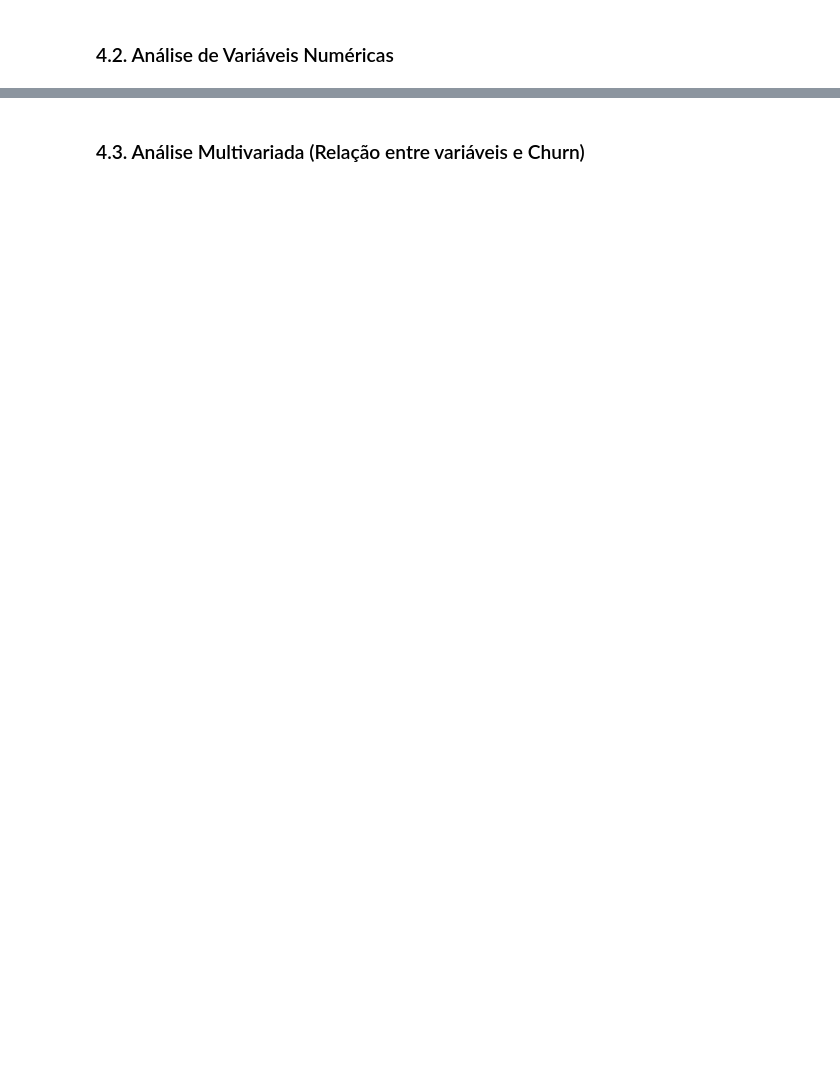
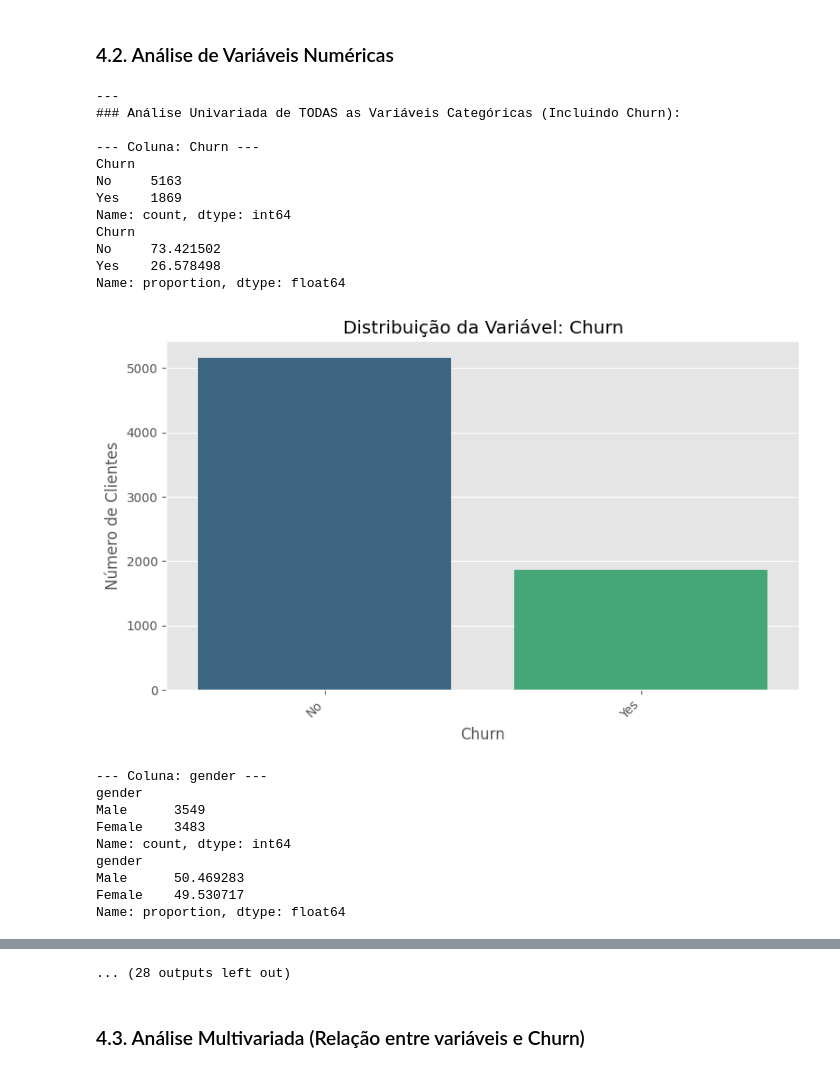
Before and after one commit to moises-rb/Analise_Dados, a Jupyter notebook: Telecom_X/challenge_telecomx.ipynb, the cells around one changed output, grey strips where cells are left out. Saved outputs shown, nothing was run; the diff lists cells and outputs as text; code cells hidden in the pictures; blank space fills up the shorter version.

```diff
--- a/Telecom_X/challenge_telecomx.ipynb
+++ b/Telecom_X/challenge_telecomx.ipynb
@@ -406,2 +647,78 @@ Passing `palette` without assigning `hue` is deprecated and will be removed in v
 # %% [markdown]
 ### 4.2. Análise de Variáveis Numéricas
+# %%
+plt.style.use('ggplot')
+# %matplotlib inline # Descomente se estiver em um ambiente Jupyter/IPython
+
+# Listar TODAS as colunas categóricas (agora incluindo 'Churn')
+colunas_categoricas_todas_eda = [col for col in df_final.columns if df_final[col].dtype == 'category']
+
+print("\n---")
+print("### Análise Univariada de TODAS as Variáveis Categóricas (Incluindo Churn):")
+
+for col in colunas_categoricas_todas_eda:
+    print(f"\n--- Coluna: {col} ---")
+    print(df_final[col].value_counts())
+    print(df_final[col].value_counts(normalize=True) * 100)
+
+    plt.figure(figsize=(8, 5))
+    sns.countplot(data=df_final, x=col, hue=col, palette='viridis', legend=False, order=df_final[col].value_counts().index)
+    plt.title(f'Distribuição da Variável: {col}')
+    plt.xlabel(col)
+    plt.ylabel('Número de Clientes')
+    plt.xticks(rotation=45, ha='right')
+    plt.tight_layout()
+    plt.show()
+
+# E agora, a análise univariada das numéricas
+colunas_numericas_eda = ['tenure', 'MonthlyCharges', 'TotalCharges']
+
+print("\n---")
+print("### Análise Univariada de Variáveis Numéricas:")
+
+for col in colunas_numericas_eda:
+    print(f"\n--- Coluna: {col} ---")
+    # Estatísticas Descritivas
+    print("\nEstatísticas Descritivas:")
+    print(df_final[col].describe())
+
+    plt.figure(figsize=(12, 5))
+
+    # Histograma
+    plt.subplot(1, 2, 1) # 1 linha, 2 colunas, 1º gráfico
+    sns.histplot(df_final[col], kde=True, bins=30, color='skyblue')
+    plt.title(f'Distribuição de {col}')
+    plt.xlabel(col)
+    plt.ylabel('Frequência')
+
+    # Box Plot
+    plt.subplot(1, 2, 2) # 1 linha, 2 colunas, 2º gráfico
+    sns.boxplot(y=df_final[col], color='lightcoral')
+    plt.title(f'Box Plot de {col}')
+    plt.ylabel(col)
+
+    plt.tight_layout()
+    plt.show()
+# %% [output]
+---
+### Análise Univariada de TODAS as Variáveis Categóricas (Incluindo Churn):
+
+--- Coluna: Churn ---
+Churn
+No     5163
+Yes    1869
+Name: count, dtype: int64
+Churn
+No     73.421502
+Yes    26.578498
+Name: proportion, dtype: float64
+[figure, added]
+--- Coluna: gender ---
+gender
+Male      3549
+Female    3483
+Name: count, dtype: int64
+gender
+Male      50.469283
+Female    49.530717
+Name: proportion, dtype: float64
@@ -408,2 +768,3 @@ Passing `palette` without assigning `hue` is deprecated and will be removed in v
+... (28 outputs left out)
 # %% [markdown]
 ### 4.3. Análise Multivariada (Relação entre variáveis e Churn)
```
Also changed, not shown: parts of 12 cells of this notebook.
